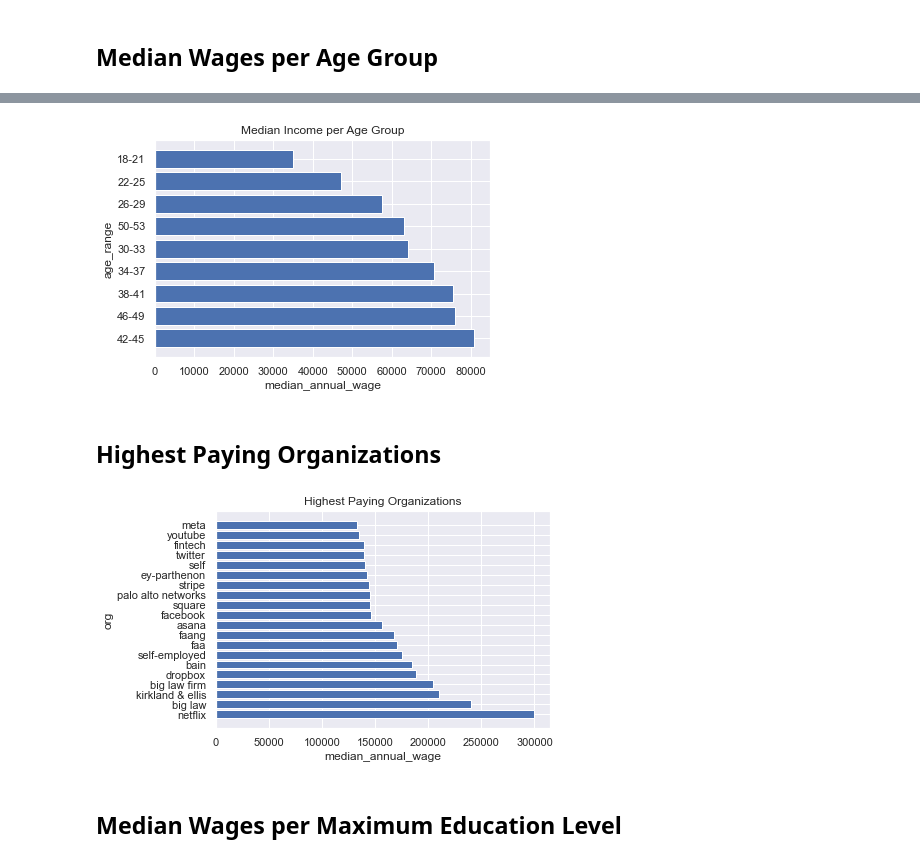
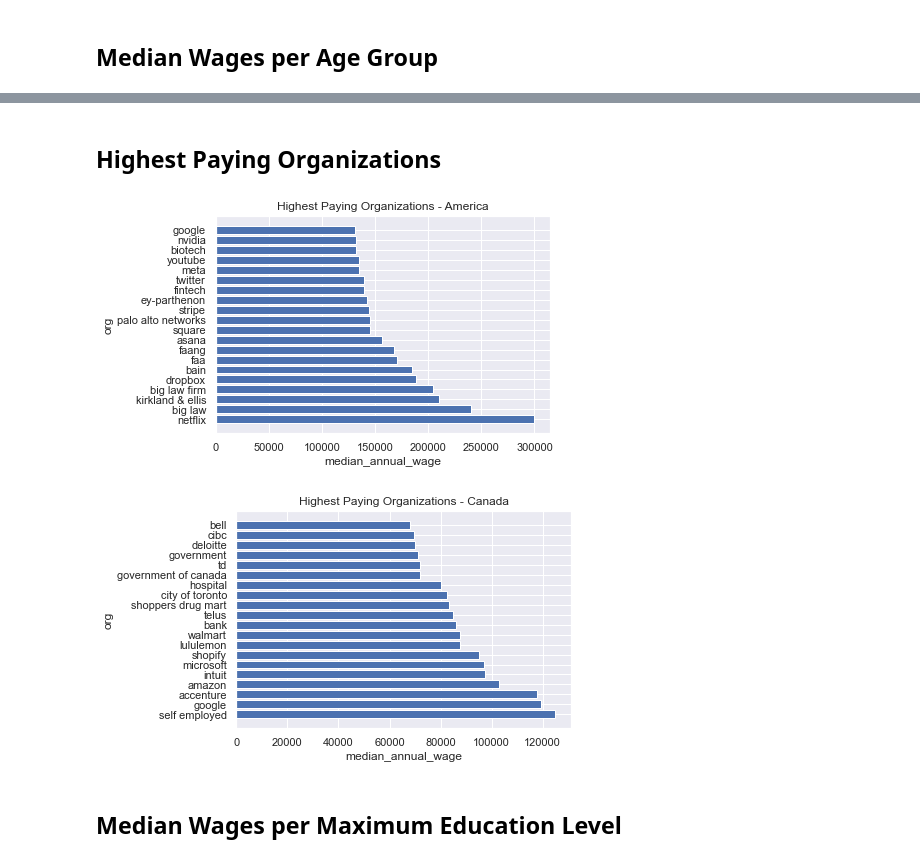
Before and after one commit to vatsal220/medium_articles, a Jupyter notebook: salary_analytics/salary.ipynb, the cells around one changed output, grey strips where cells are left out. Drawn from its saved outputs; the diff is of its cells as text; code cells hidden in the pictures.

```diff
--- a/salary_analytics/salary.ipynb
+++ b/salary_analytics/salary.ipynb
@@ -459,10 +460,23 @@ yoe_df['yoe'] = yoe_df['yoe'].apply(lambda x : [20 if x == '20+' else x][0]).ast
 # %%
-# visualize_group(
-#     d = yoe_df,
-#     remove_vals = None,
-#     group_col = 'yoe',
-#     agg_col = 'annual_wage',
-#     title = 'Median YoE per Year of Experience',
-#     th = 5,
-#     n = 20
-# )
+ca_df['yoe'] = ca_df['yoe'].apply(lambda x : [20 if x == '20+' else x][0]).astype(float)
+us_df['yoe'] = us_df['yoe'].apply(lambda x : [20 if x == '20+' else x][0]).astype(float)
+
+visualize_group(
+    d = us_df,
+    remove_vals = None,
+    group_col = 'yoe',
+    agg_col = 'annual_wage',
+    title = 'Median YoE per Year of Experience - America',
+    th = 5,
+    n = 20
+)
+
+visualize_group(
+    d = ca_df,
+    remove_vals = None,
+    group_col = 'yoe',
+    agg_col = 'annual_wage',
+    title = 'Median YoE per Year of Experience - Canada',
+    th = 5,
+    n = 20
+)
@@ -547,29 +560,28 @@ visualize_group(
-# %%
-visualize_group(
-    d = ca_df,
-    remove_vals = None,
-    group_col = 'age_range',
-    agg_col = 'annual_wage',
-    title = 'Median Income per Age Group',
-    th = 5,
-    n = None
-)
-# %% [output]
-[figure, removed]
 # %% [markdown]
 ## Highest Paying Organizations
 # %%
 visualize_group(
     d = us_df,
     remove_vals = None,
     group_col = 'org',
     agg_col = 'annual_wage',
-    title = 'Highest Paying Organizations',
+    title = 'Highest Paying Organizations - America',
     th = 5,
     n = 20
 )
+
+visualize_group(
+    d = ca_df,
+    remove_vals = None,
+    group_col = 'org',
+    agg_col = 'annual_wage',
+    title = 'Highest Paying Organizations - Canada',
+    th = 5,
+    n = 20
+)
 # %% [output]
-[figure, old version]
+[figure, new version]
+[figure, added]
 # %% [markdown]
 ## Median Wages per Maximum Education Level
 # %%
```
Also changed, not shown: parts of 17 cells of this notebook.
